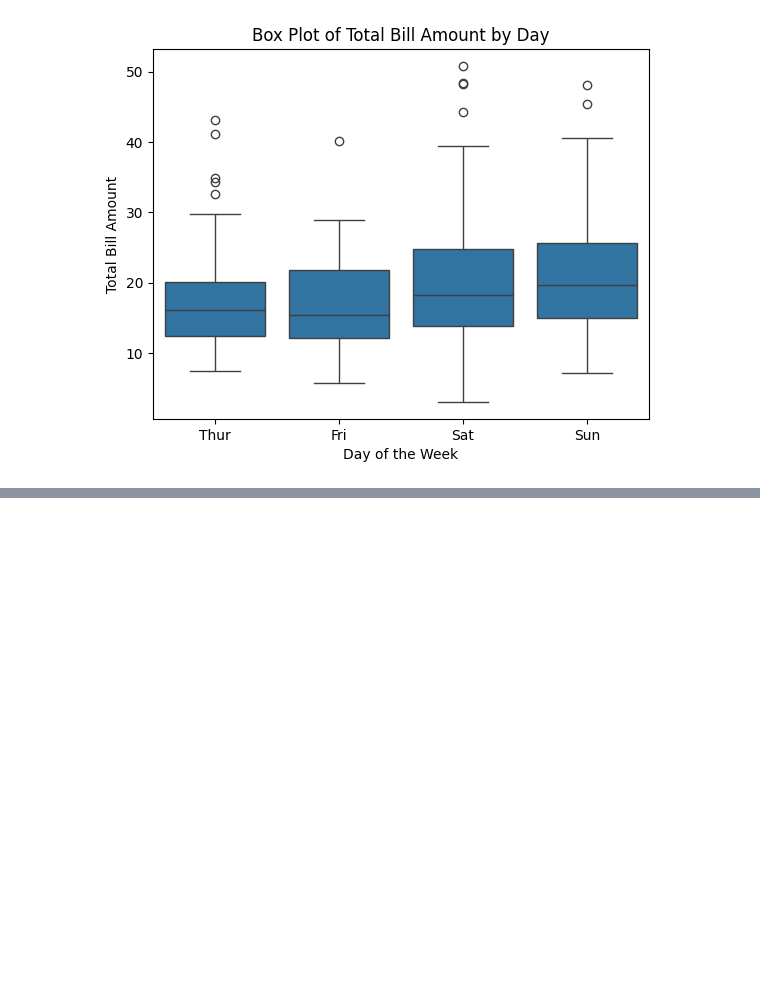
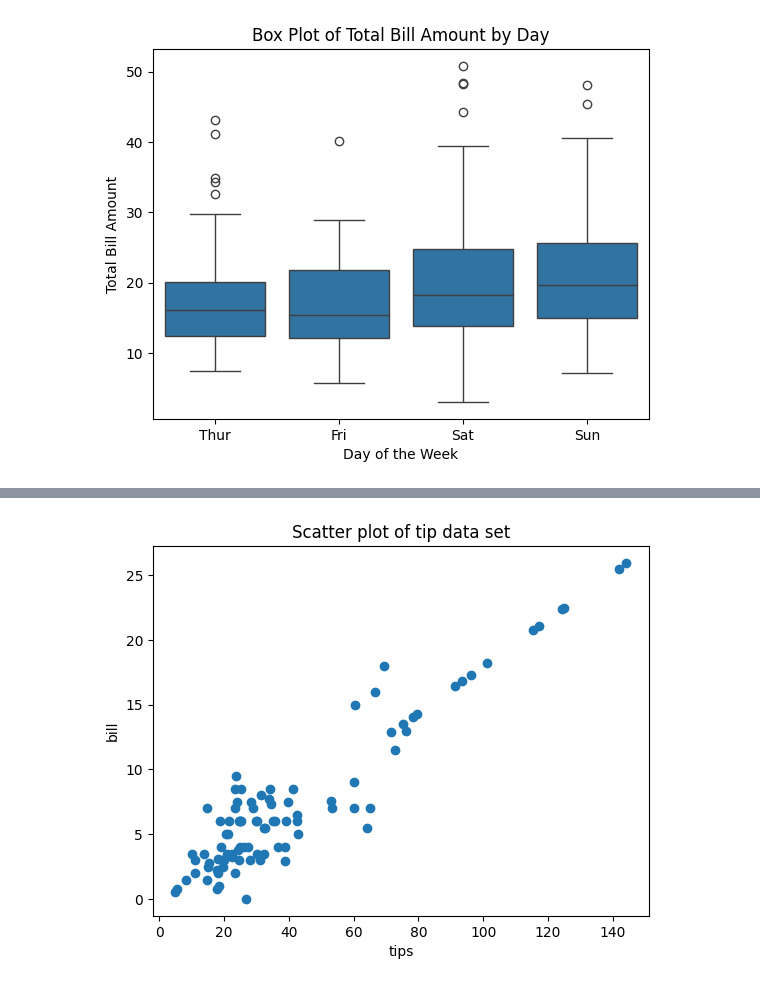
Before and after one commit to PradeepChigadani/Pradeep, a Jupyter notebook: Untitled2.ipynb, the cells around one changed output, grey strips where cells are left out. Saved outputs shown, nothing was run; the diff lists cells and outputs as text; code cells hidden in the pictures; blank space fills up the shorter version.

```diff
--- a/Untitled2.ipynb
+++ b/Untitled2.ipynb
@@ -281,0 +333,12 @@ plt.show()
+# %%
+import matplotlib.pyplot as plt
+df=pd.read_csv('/content/tips (1).csv')
+x=df['bill']
+y=df['tip']
+plt.scatter(x,y)
+plt.title("Scatter plot of tip data set")
+plt.xlabel("tips")
+plt.ylabel("bill")
+plt.show()
+# %% [output]
+[figure, added]
```
Also changed, not shown: parts of 84 cells of this notebook.
